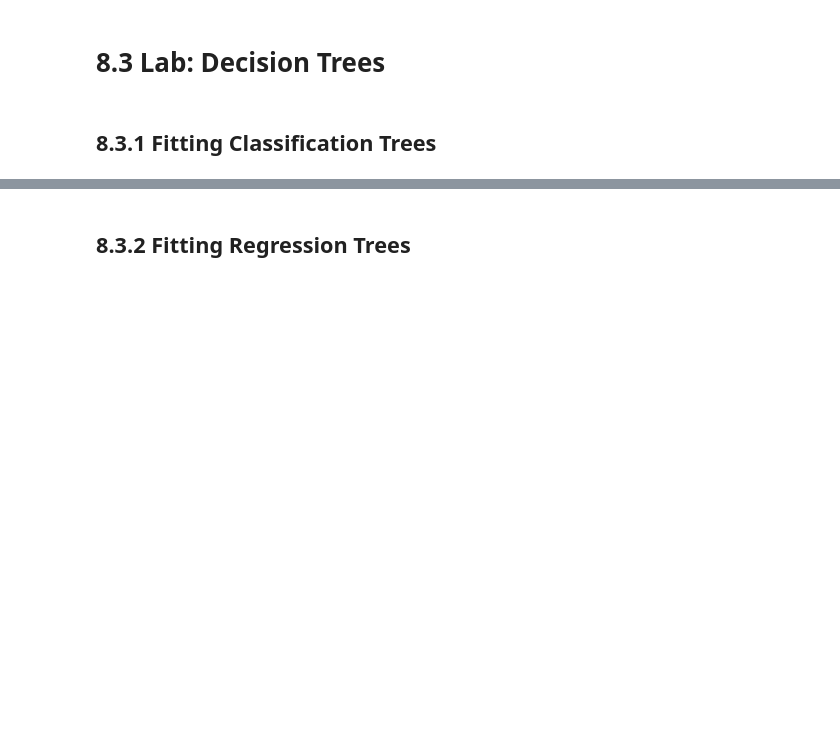
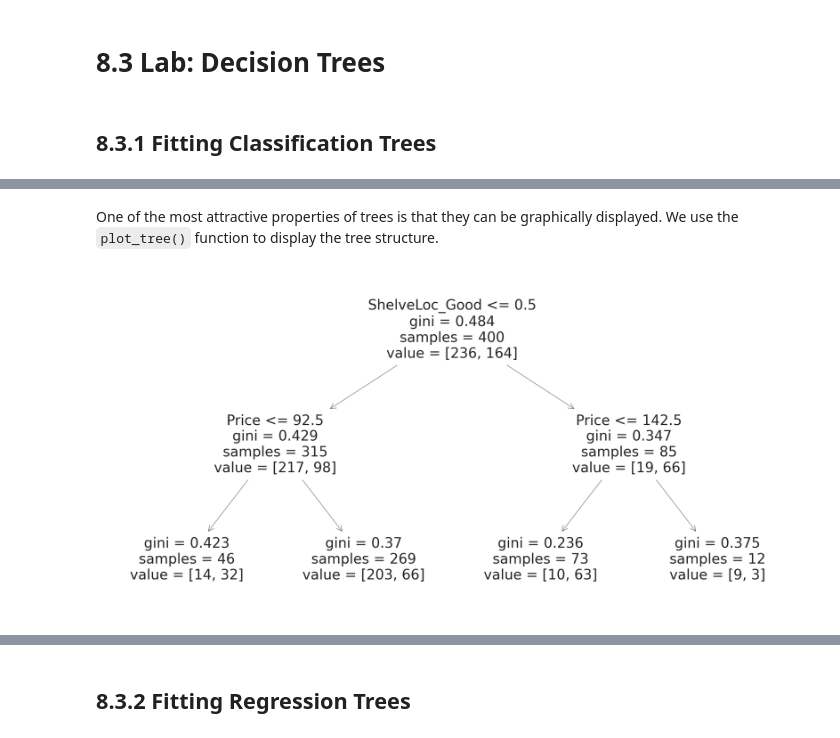
Before and after one commit to tvanzyl/ISL2_Python, a Jupyter notebook: Chapter_8_sec_8.3.ipynb, the cells around one changed output, grey strips where cells are left out. Saved outputs shown, nothing was run; the diff lists cells and outputs as text; code cells hidden in the pictures; blank space fills up the shorter version.

```diff
--- a/Chapter_8_sec_8.3.ipynb
+++ b/Chapter_8_sec_8.3.ipynb
@@ -54,0 +108,8 @@ None
+# %% [markdown]
+One of the most attractive properties of trees is that they can be  graphically displayed. We use the `plot_tree()` function to display the tree structure.
+# %%
+plt.figure(figsize=(40,20))  # customize according to the size of your tree
+plot_tree(clf_gini, feature_names=carseats.drop(["Sales","High_Y"], axis=1).columns)
+plt.show()
+# %% [output]
+[figure, added]
```
Also changed, not shown: parts of 58 cells of this notebook.
